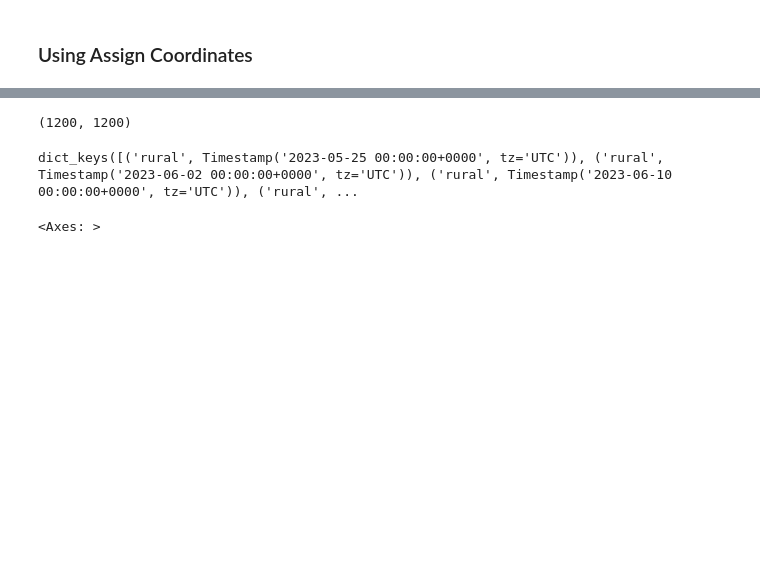
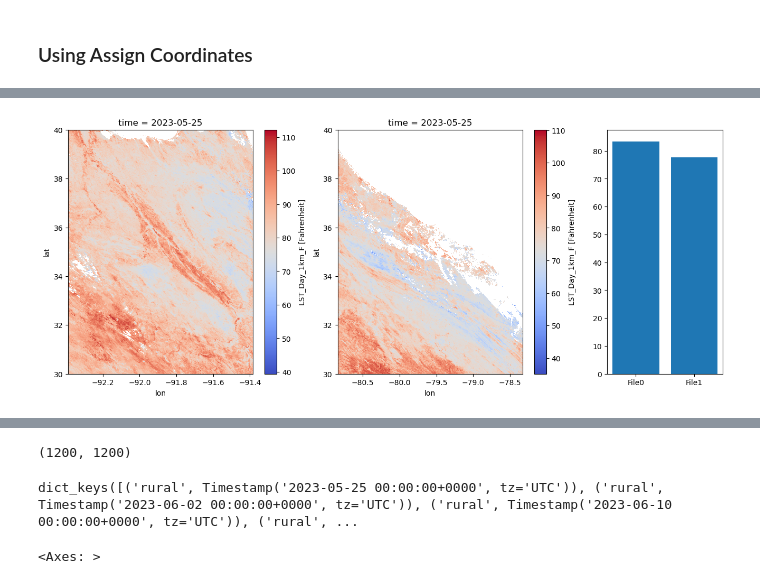
Before and after one commit to jirvingphd/nasa-earth-science, a Jupyter notebook: heat-island-analysis copy.ipynb, the cells around one changed output, grey strips where cells are left out. Saved outputs shown, nothing was run; the diff lists cells and outputs as text; code cells hidden in the pictures; blank space fills up the shorter version.

```diff
--- a/heat-island-analysis copy.ipynb
+++ b/heat-island-analysis copy.ipynb
@@ -1142,0 +1186,3 @@ Data variables:
+# %%
+grouped_duplicates = get_grouped_duplicates(files_df_with_xml)
+grouped_duplicates.keys()
@@ -1206,0 +1240,20 @@ Data variables:
+# %%
+## Open both duplicates while assigning coordidnates
+duplicate_arrays = []
+for i,duplicate in duplicates.iterrows():
+
+    ##TO DO:
+    # CONVERT THIS INNER CODE TO A FUNCTION FOR LOADING THE DATA
+    fpath_data = duplicate['.hdf_file']
+    x_data = xr.open_dataset(fpath_data, engine='netcdf4')
+    lat1, lat2 = duplicate['lat_range']
+    lon1, lon2 = duplicate['lon_range']
+    x_data = save_coordinates(x_data, lat1, lat2, lon1, lon2)
+
+    ## Convert the temperature from Kelvin to Celsius and Fahrenheit
+    x_data = convert_temp_in_array(x_data, verbose=False)
+    duplicate_arrays.append(x_data)
+
+print(duplicate_arrays[0].coords)
+print(duplicate_arrays[1].data_vars)
+print(duplicate_arrays[1].coords)
@@ -1206,0 +1316,8 @@ Data variables:
+# %%
+# # Load example urban arrays
+# x0 = xr.open_dataset(duplicates['.hdf_file'][0], engine='netcdf4')
+# x1 = xr.open_dataset(duplicates['.hdf_file'][1], engine='netcdf4')
+
+x0 = duplicate_arrays[0]
+x1 = duplicate_arrays[1]
+print(x0)
@@ -1212,0 +1365,15 @@ x0['LST_Day_1km'].shape=(1200, 1200) x1['LST_Day_1km'].shape=(1200, 1200)
+# %%
+fig, axes = plt.subplots(ncols=3, gridspec_kw={'width_ratios':[.4,.4,.2]},
+                         figsize=(16, 6))#,  sharey=True)
+
+x0['LST_Day_1km_F'].plot(x='lon', y='lat', cmap='coolwarm', ax=axes[0],)
+
+x1['LST_Day_1km_F'].plot(x='lon', y='lat', cmap='coolwarm', ax=axes[1])
+
+# Plot the means of both datasets
+axes[2].bar(['File0','File1'],
+            [x0['LST_Day_1km_F'].mean().values,
+                x1['LST_Day_1km_F'].mean().values
+             ], label='Mean Temp');
+# %% [output]
+[figure, added]
```
Also changed, not shown: parts of 22 cells of this notebook.
